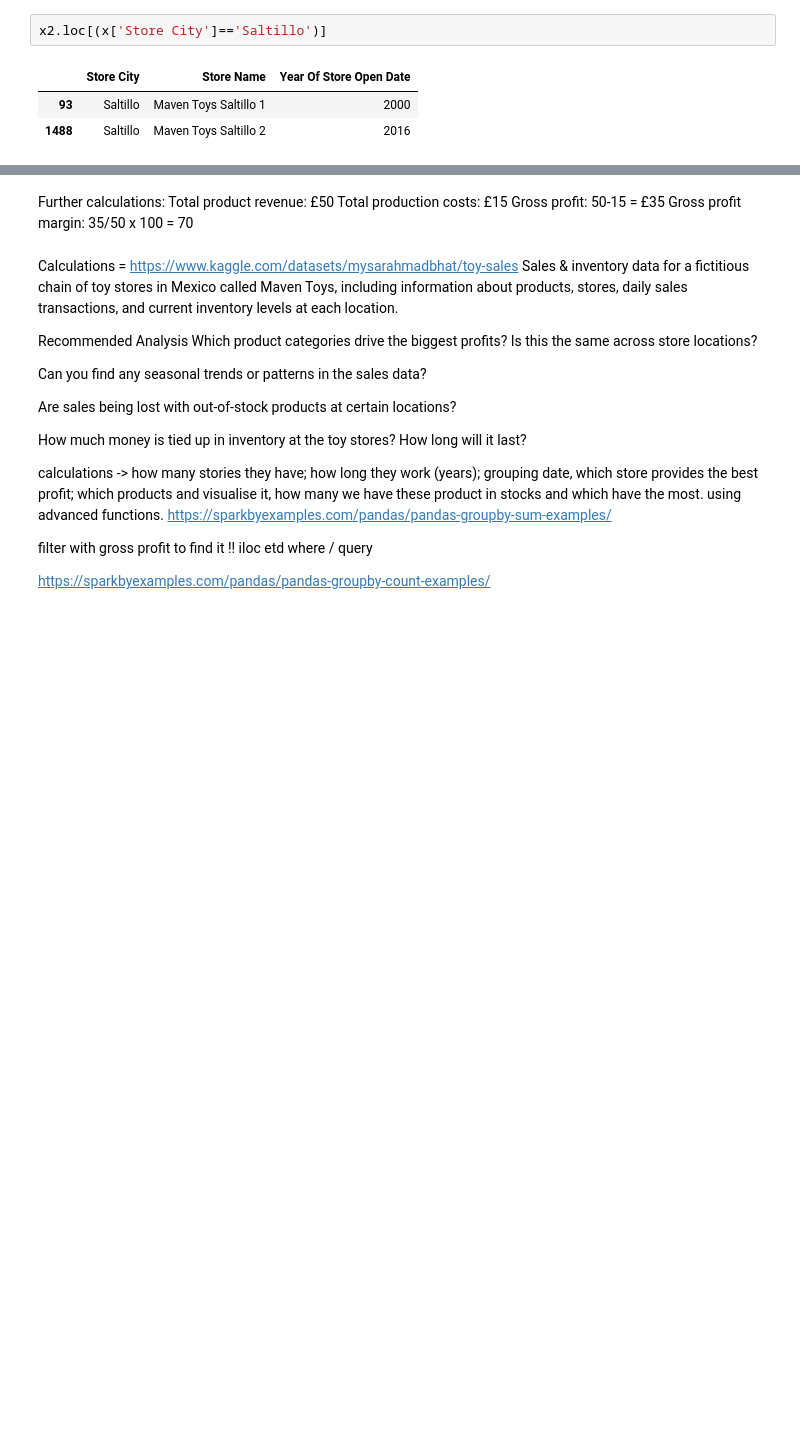
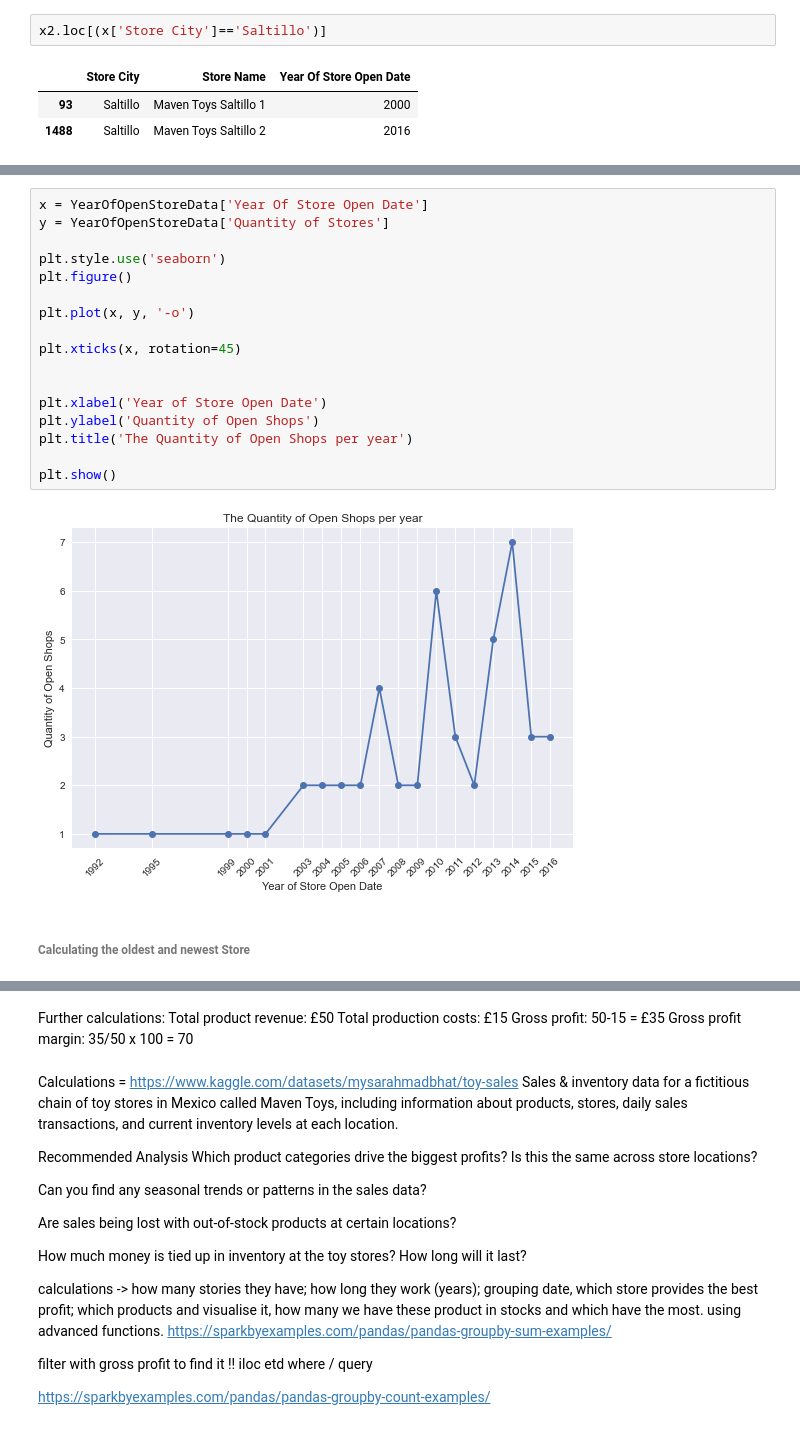
Before and after one commit to Lunczer93/Python_Project_2_Mexico_Toy_Sales, a Jupyter notebook: Python Project 2 Mexico Toy Sales.ipynb, the cells around one changed output, grey strips where cells are left out. Saved outputs shown, nothing was run; the diff lists cells and outputs as text; blank space fills up the shorter version.

```diff
--- a/Python Project 2 Mexico Toy Sales.ipynb
+++ b/Python Project 2 Mexico Toy Sales.ipynb
@@ -917,0 +938,21 @@ x2.groupby(['Year Of Store Open Date'])['Year Of Store Open Date'].count().to_fr
+# %%
+x = YearOfOpenStoreData['Year Of Store Open Date']
+y = YearOfOpenStoreData['Quantity of Stores']
+
+plt.style.use('seaborn')
+plt.figure()
+
+plt.plot(x, y, '-o')
+
+plt.xticks(x, rotation=45)
+
+
+plt.xlabel('Year of Store Open Date')
+plt.ylabel('Quantity of Open Shops')
+plt.title('The Quantity of Open Shops per year')
+
+plt.show()
+# %% [output]
+[figure, added]
+# %% [markdown]
+###### Calculating the oldest and newest Store
```
Also changed, not shown: parts of 24 cells of this notebook.
